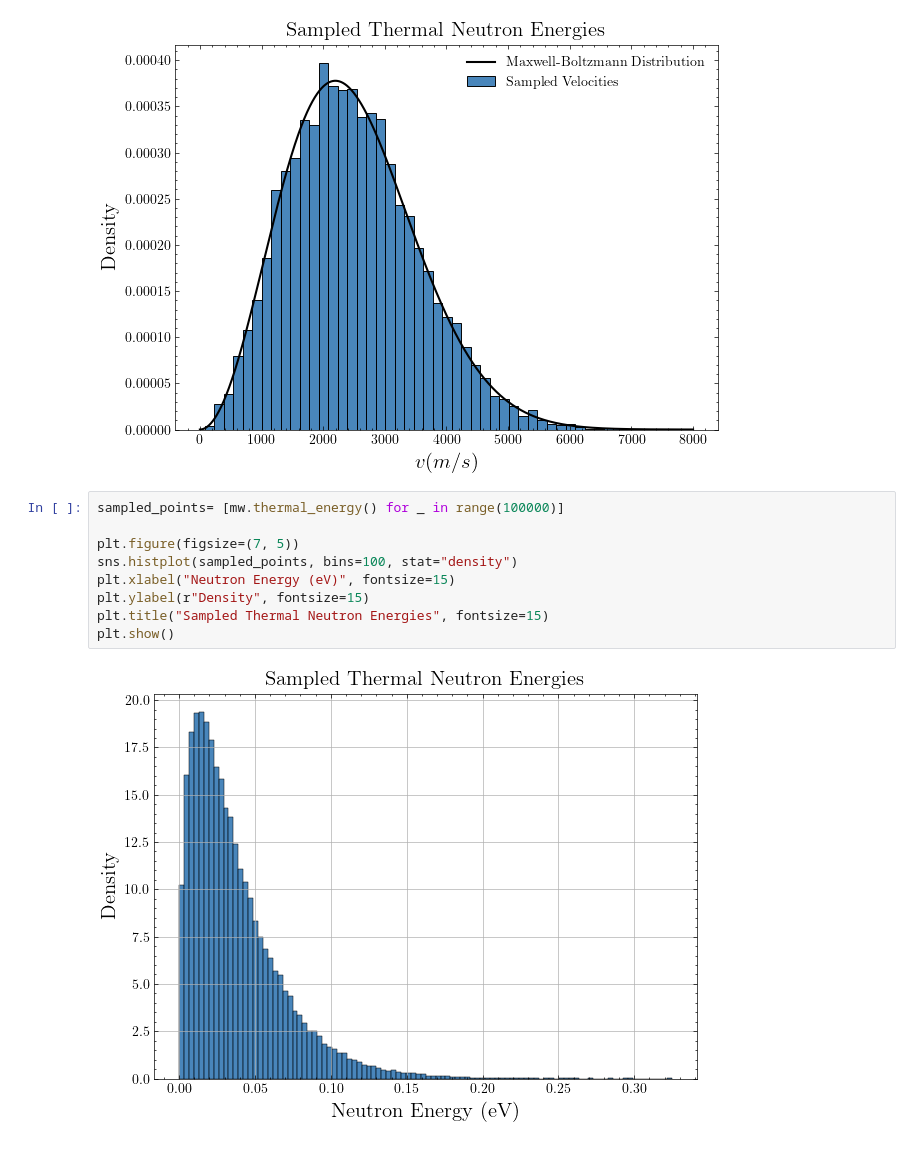
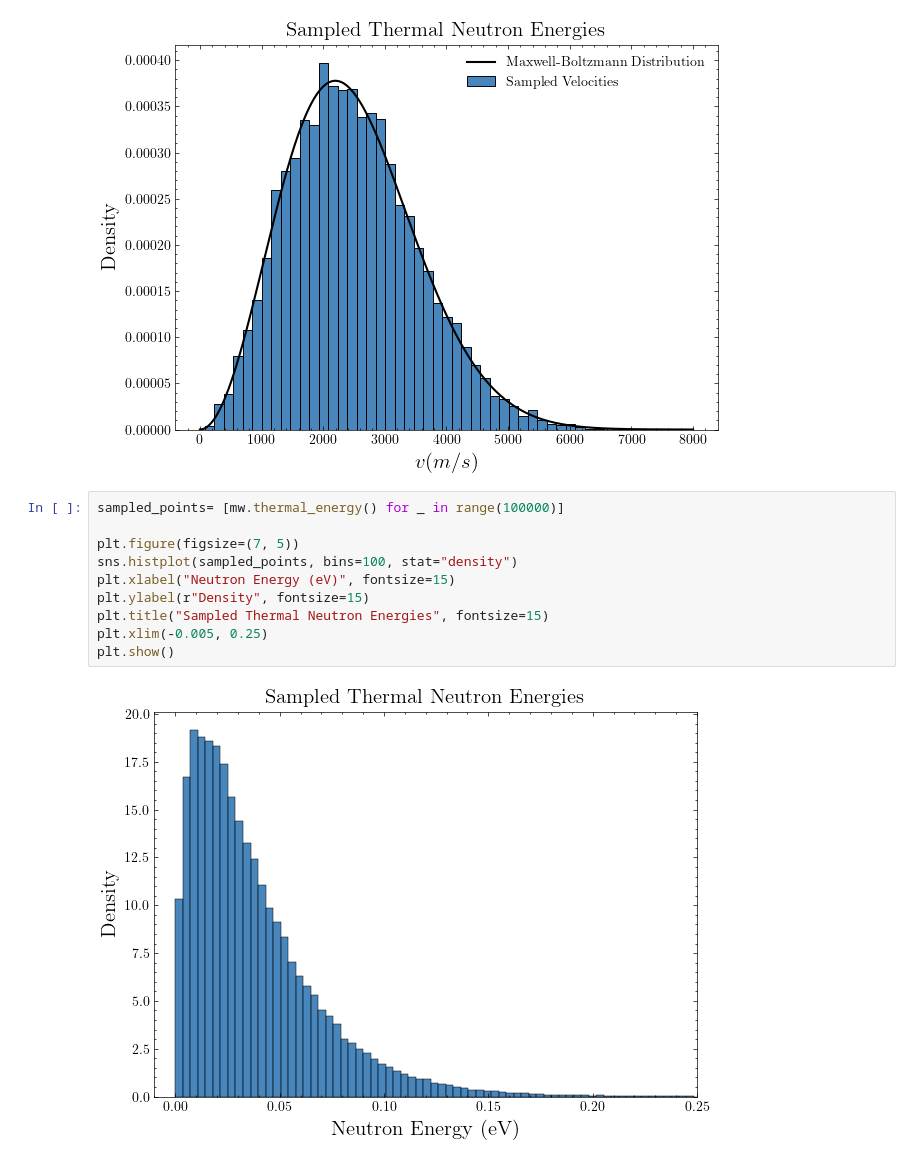
Before and after one commit to DerkNiessink/NeutroWater, a Jupyter notebook: analysis/maxwell_boltzmann.ipynb, the cells around one changed output. Drawn from its saved outputs; the diff is of its cells as text.

```diff
--- a/analysis/maxwell_boltzmann.ipynb
+++ b/analysis/maxwell_boltzmann.ipynb
@@ -36,11 +36,12 @@ plt.show()
 # %%
 sampled_points= [mw.thermal_energy() for _ in range(100000)]
 
 plt.figure(figsize=(7, 5))
 sns.histplot(sampled_points, bins=100, stat="density")
 plt.xlabel("Neutron Energy (eV)", fontsize=15)
 plt.ylabel(r"Density", fontsize=15)
 plt.title("Sampled Thermal Neutron Energies", fontsize=15)
+plt.xlim(-0.005, 0.25)
 plt.show()
 # %% [output]
-[figure, old version]
+[figure, new version]
```
Also changed, not shown: 3 other files.
